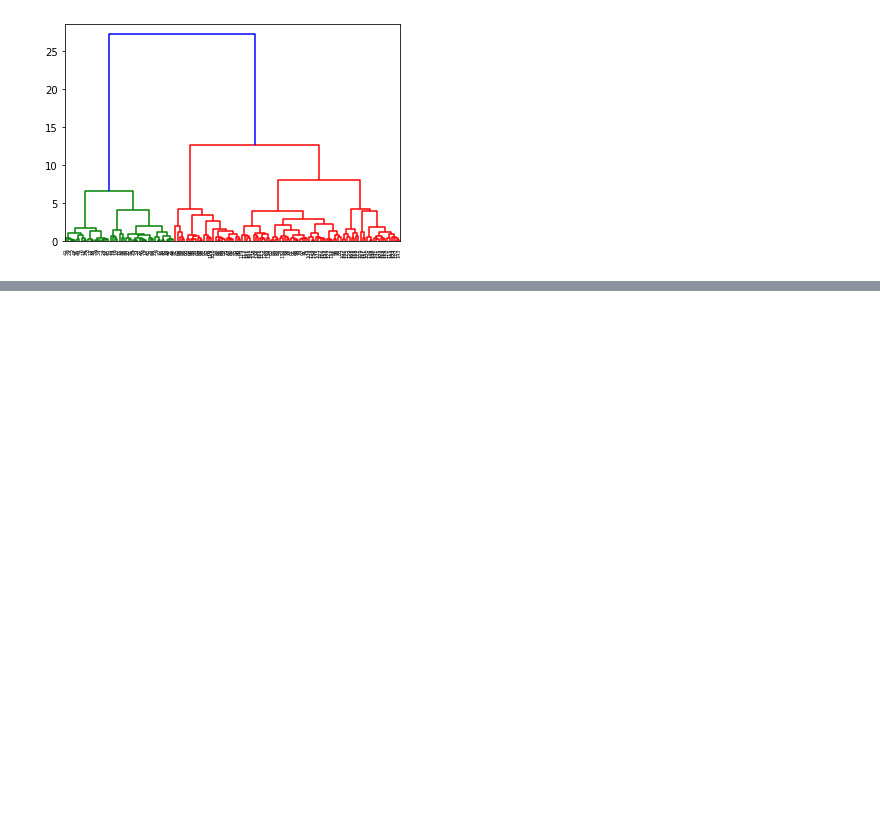
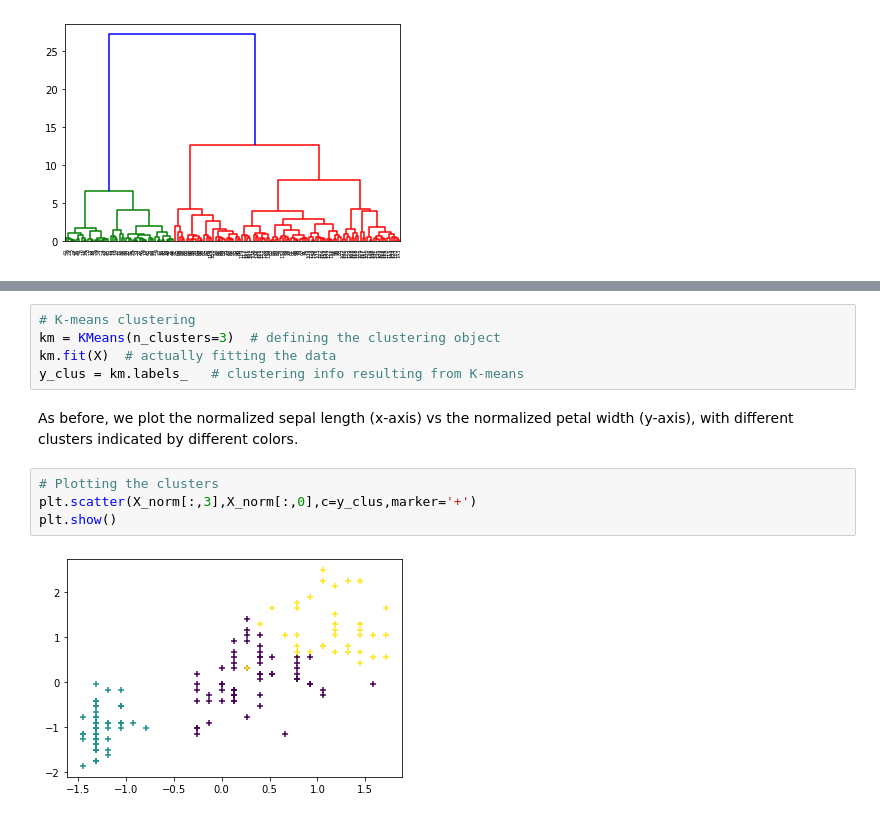
Before and after one commit to sathayas/GuideIDSExamples, a Jupyter notebook: Chapter7-FindingPatterns.ipynb, the cells around one changed output, grey strips where cells are left out. Saved outputs shown, nothing was run; the diff lists cells and outputs as text; blank space fills up the shorter version.

Commit message:
K-means clustering is done

```diff
--- a/Chapter7-FindingPatterns.ipynb
+++ b/Chapter7-FindingPatterns.ipynb
@@ -54,0 +60,13 @@ plt.show()
+# %%
+# K-means clustering
+km = KMeans(n_clusters=3)  # defining the clustering object
+km.fit(X)  # actually fitting the data
+y_clus = km.labels_   # clustering info resulting from K-means
+# %% [markdown]
+As before, we plot the normalized sepal length (x-axis) vs the normalized petal width (y-axis), with different clusters indicated by different colors.
+# %%
+# Plotting the clusters
+plt.scatter(X_norm[:,3],X_norm[:,0],c=y_clus,marker='+')
+plt.show()
+# %% [output]
+[figure, added]
```
Also changed, not shown: parts of 8 cells of this notebook.
